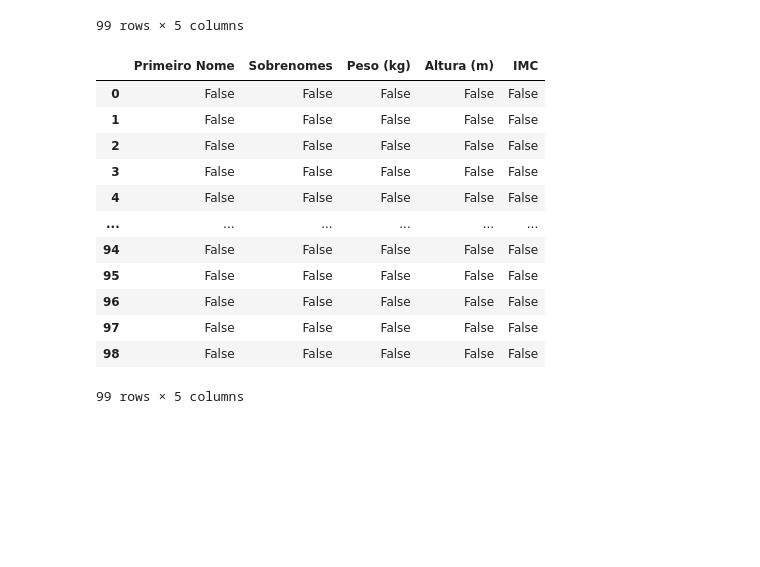
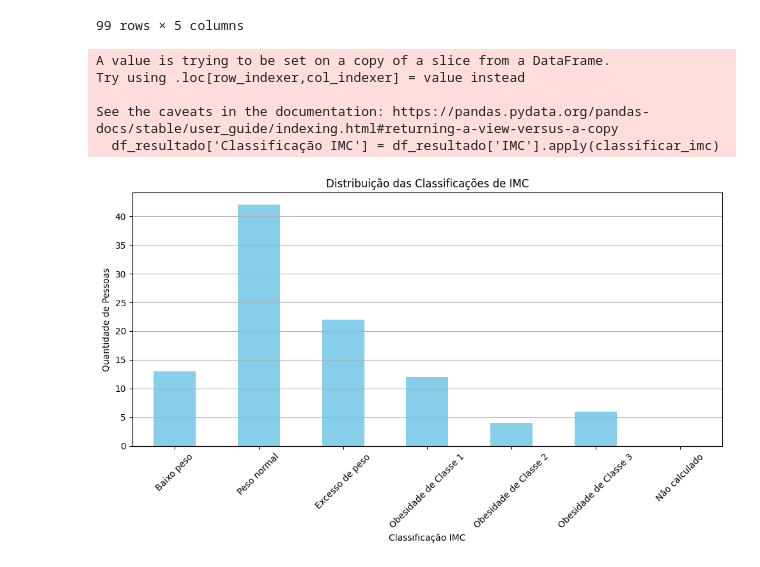
Before and after one commit to LuisNunes301/Projeto-consiste, a Jupyter notebook: projeto.ipynb, the cells around one changed output. Drawn from its saved outputs; the diff is of its cells as text; code cells hidden in the pictures; blank space fills up the shorter version.

```diff
--- a/projeto.ipynb
+++ b/projeto.ipynb
@@ -64,22 +64,6 @@ df_tmp
 | 97 | paulo | rocha | 98.07 | 2.00 | 24.52 |
 | 98 | Luane | Santana Teixeira | 50.78 | 1.50 | 22.57 |
 99 rows × 5 columns
-# %%
-df_tmp.isnull()
-# %% [output]
-|  | Primeiro Nome | Sobrenomes | Peso (kg) | Altura (m) | IMC |
-| 0 | False | False | False | False | False |
-| 1 | False | False | False | False | False |
-| 2 | False | False | False | False | False |
-| 3 | False | False | False | False | False |
-| 4 | False | False | False | False | False |
-| ... | ... | ... | ... | ... | ... |
-| 94 | False | False | False | False | False |
-| 95 | False | False | False | False | False |
-| 96 | False | False | False | False | False |
-| 97 | False | False | False | False | False |
-| 98 | False | False | False | False | False |
-99 rows × 5 columns
 # %%
 df_resultado = mostrar_dados(df_tmp)
 # %%
@@ -86,0 +71,50 @@ df_resultado.isnull().to_csv('resultado_imc.txt', sep='\t', index=False)
+# %%
+def classificar_imc(imc):
+    if imc is None:
+        return 'Não calculado'
+    elif imc < 18.5:
+        return 'Baixo peso'
+    elif 18.5 <= imc <= 24.9:
+        return 'Peso normal'
+    elif 25.0 <= imc <= 29.9:
+        return 'Excesso de peso'
+    elif 30.0 <= imc <= 34.9:
+        return 'Obesidade de Classe 1'
+    elif 35.0 <= imc <= 39.9:
+        return 'Obesidade de Classe 2'
+    else:
+        return 'Obesidade de Classe 3'
+
+# Aplicar a classificação no DataFrame
+df_resultado['Classificação IMC'] = df_resultado['IMC'].apply(classificar_imc)
+
+# Contar a quantidade de pessoas em cada categoria
+contagem = df_resultado['Classificação IMC'].value_counts().reindex([
+    'Baixo peso',
+    'Peso normal',
+    'Excesso de peso',
+    'Obesidade de Classe 1',
+    'Obesidade de Classe 2',
+    'Obesidade de Classe 3',
+    'Não calculado'
+], fill_value=0)
+
+# Criar o gráfico de barras
+plt.figure(figsize=(10, 6))
+contagem.plot(kind='bar', color='skyblue')
+plt.title('Distribuição das Classificações de IMC')
+plt.xlabel('Classificação IMC')
+plt.ylabel('Quantidade de Pessoas')
+plt.xticks(rotation=45)
+plt.grid(axis='y')
+
+# Exibir o gráfico
+plt.tight_layout()
+plt.show()
+# %% [output]
+A value is trying to be set on a copy of a slice from a DataFrame.
+Try using .loc[row_indexer,col_indexer] = value instead
+
+See the caveats in the documentation: https://pandas.pydata.org/pandas-docs/stable/user_guide/indexing.html#returning-a-view-versus-a-copy
+  df_resultado['Classificação IMC'] = df_resultado['IMC'].apply(classificar_imc)
+[figure, added]
```
Also changed, not shown: parts of 3 cells of this notebook.
